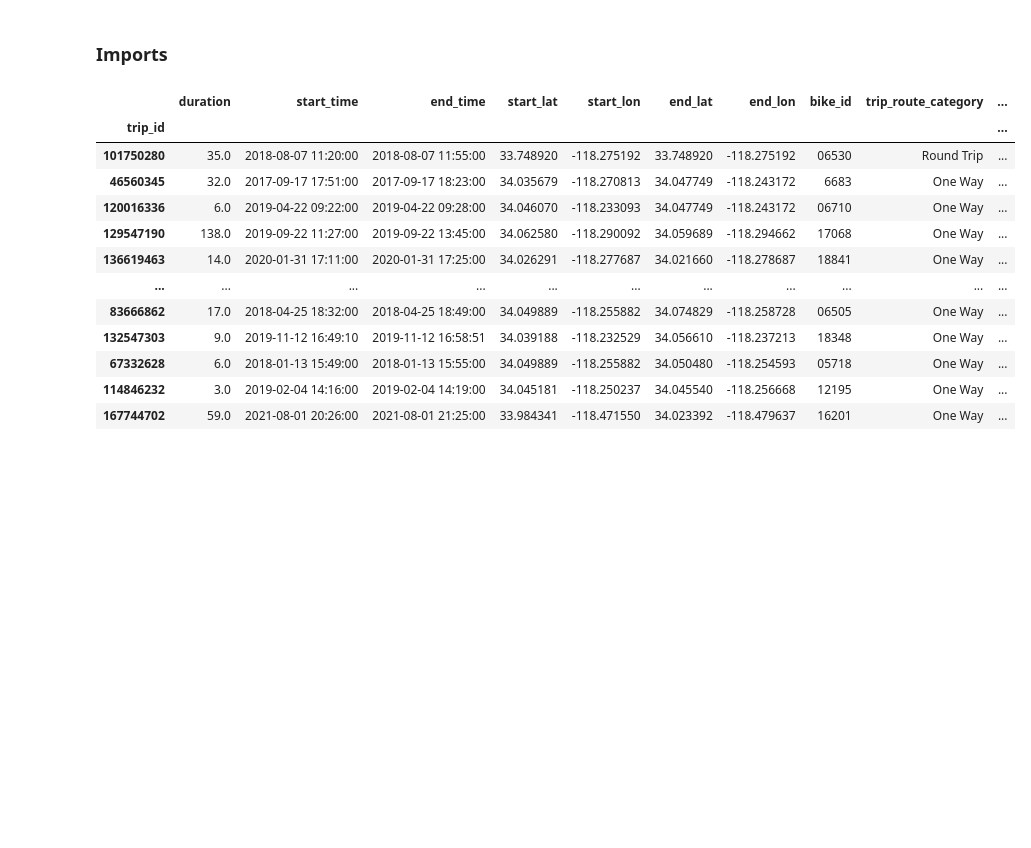
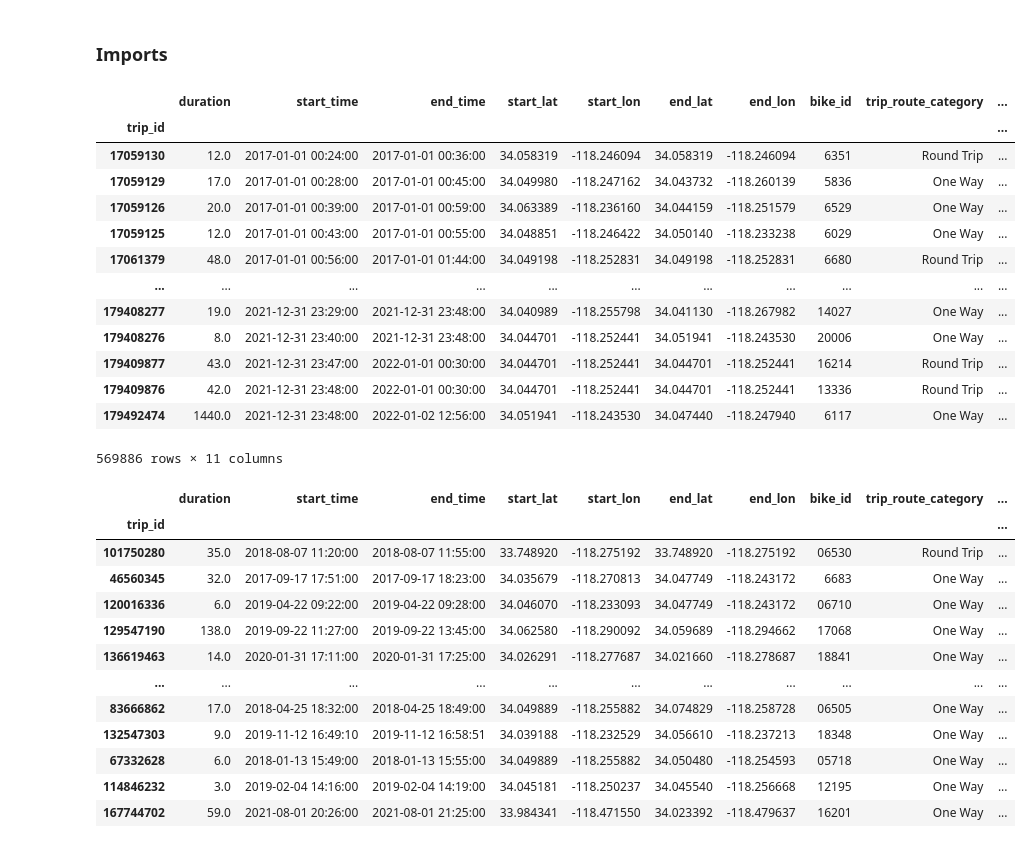
Before and after one commit to agustingenoud/la-bike-rent-analysis, a Jupyter notebook: Notebooks/02-ML.ipynb, the cells around one changed output. Saved outputs shown, nothing was run; the diff lists cells and outputs as text; code cells hidden in the pictures; blank space fills up the shorter version.

```diff
--- a/Notebooks/02-ML.ipynb
+++ b/Notebooks/02-ML.ipynb
@@ -63,14 +64,31 @@ schema={
 
 dates=['start_time', 'end_time']
 
-load_train=pd.read_csv('/workspace/data/train_set_cleaned_no_out.csv', index_col='trip_id', dtype=schema, parse_dates=dates)
+load_train=pd.read_csv('/workspace/data/train_set_cleaned_no_outliers.csv', index_col='trip_id', dtype=schema, parse_dates=dates)
 
-X_test =pd.read_csv('/workspace/data/test_set_cleaned_no_out.csv', index_col='trip_id', dtype=schema, parse_dates=dates)
+X_test =pd.read_csv('/workspace/data/test_set_cleaned_with_outliers.csv', index_col='trip_id', dtype=schema, parse_dates=dates)
 # Features
 X_train = load_train.loc[:, (load_train.columns != 'passholder_type') & (load_train.columns != 'plan_duration')]
 
 # Label
 y_train = load_train.loc[:, 'passholder_type']
+# %%
+X_test
+# %% [output]
+|  | duration | start_time | end_time | start_lat | start_lon | end_lat | end_lon | bike_id | trip_route_category | ... |
+| trip_id |  |  |  |  |  |  |  |  |  | ... |
+| 17059130 | 12.0 | 2017-01-01 00:24:00 | 2017-01-01 00:36:00 | 34.058319 | -118.246094 | 34.058319 | -118.246094 | 6351 | Round Trip | ... |
+| 17059129 | 17.0 | 2017-01-01 00:28:00 | 2017-01-01 00:45:00 | 34.049980 | -118.247162 | 34.043732 | -118.260139 | 5836 | One Way | ... |
+| 17059126 | 20.0 | 2017-01-01 00:39:00 | 2017-01-01 00:59:00 | 34.063389 | -118.236160 | 34.044159 | -118.251579 | 6529 | One Way | ... |
+| 17059125 | 12.0 | 2017-01-01 00:43:00 | 2017-01-01 00:55:00 | 34.048851 | -118.246422 | 34.050140 | -118.233238 | 6029 | One Way | ... |
+| 17061379 | 48.0 | 2017-01-01 00:56:00 | 2017-01-01 01:44:00 | 34.049198 | -118.252831 | 34.049198 | -118.252831 | 6680 | Round Trip | ... |
+| ... | ... | ... | ... | ... | ... | ... | ... | ... | ... | ... |
+| 179408277 | 19.0 | 2021-12-31 23:29:00 | 2021-12-31 23:48:00 | 34.040989 | -118.255798 | 34.041130 | -118.267982 | 14027 | One Way | ... |
+| 179408276 | 8.0 | 2021-12-31 23:40:00 | 2021-12-31 23:48:00 | 34.044701 | -118.252441 | 34.051941 | -118.243530 | 20006 | One Way | ... |
+| 179409877 | 43.0 | 2021-12-31 23:47:00 | 2022-01-01 00:30:00 | 34.044701 | -118.252441 | 34.044701 | -118.252441 | 16214 | Round Trip | ... |
+| 179409876 | 42.0 | 2021-12-31 23:48:00 | 2022-01-01 00:30:00 | 34.044701 | -118.252441 | 34.044701 | -118.252441 | 13336 | Round Trip | ... |
+| 179492474 | 1440.0 | 2021-12-31 23:48:00 | 2022-01-02 12:56:00 | 34.051941 | -118.243530 | 34.047440 | -118.247940 | 6117 | One Way | ... |
+569886 rows × 11 columns
 # %%
 X_train
 # %% [output]
```
Also changed, not shown: parts of 64 cells of this notebook, 3 other files.
